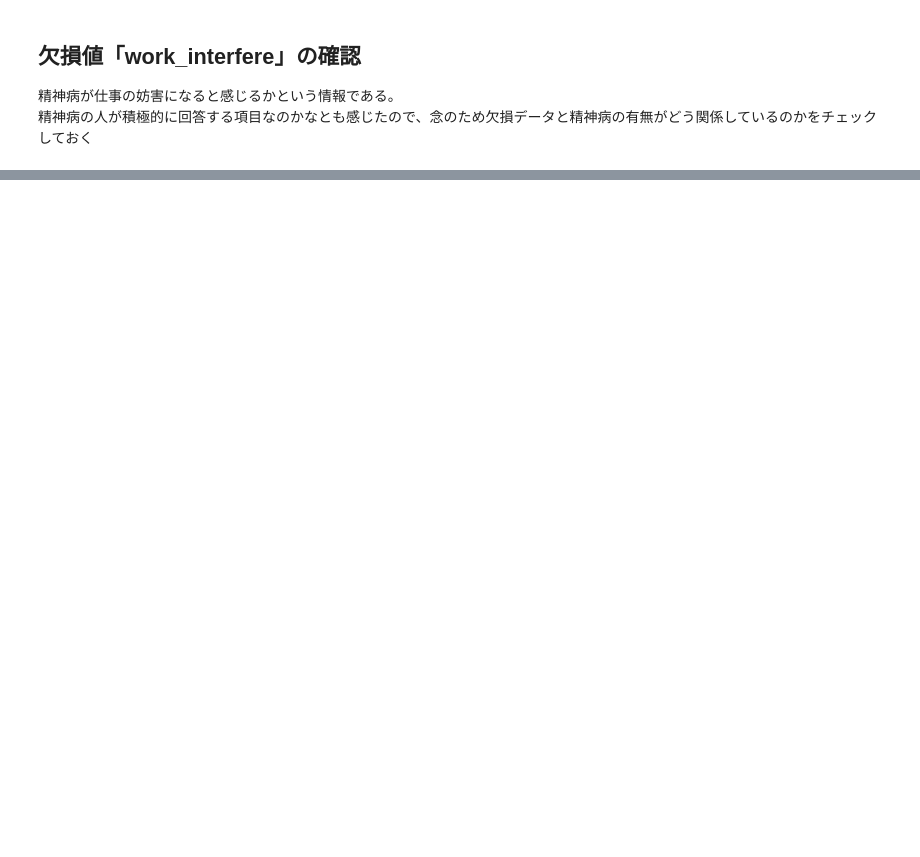
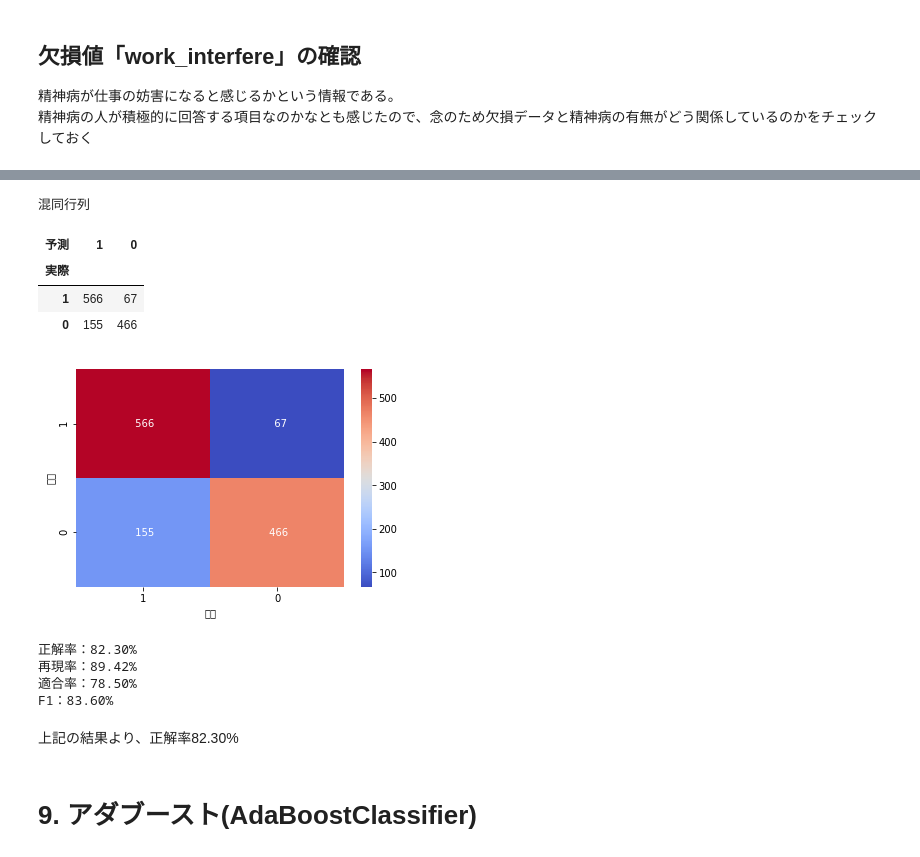
Before and after one commit to megadreams14/kaggle, a Jupyter notebook: mental-health-in-tech-survey/notebook.ipynb, the cells around one changed output, grey strips where cells are left out. Drawn from its saved outputs; the diff is of its cells as text; code cells hidden in the pictures; blank space fills up the shorter version.

```diff
--- a/mental-health-in-tech-survey/notebook.ipynb
+++ b/mental-health-in-tech-survey/notebook.ipynb
@@ -1272,0 +823,5 @@ work_interfere_no-data: -0.504441
+# %%
+# データを準備する
+y = df_data_c["treatment"].values
+X = df_data_c.iloc[:,1:].values
+X_columns = df_data_c.iloc[:,1:].columns
@@ -1272,0 +1008,43 @@ work_interfere_no-data: -0.504441
+# %%
+print("混同行列")
+df = pd.DataFrame({"実際":y_test,"予測":y_pred})
+df = df.groupby(["実際","予測"])[["予測"]].count()
+df.rename(columns={"予測":"num"},inplace=True)
+df.reset_index(inplace=True)
+df = df.pivot(index="実際",columns="予測",values="num")
+df.sort_index(ascending=False, inplace=True)
+df = df[[1,0]]
+
+#df = pd.DataFrame(confusion_matrix(y_true=y_test, y_pred=y_pred), index=[1,0], columns=[1,0])
+display(df)
+sns.heatmap(df, annot=True, cmap='coolwarm', fmt='4d')
+plt.show()
+
+### Accuracy(正解率)の算出方法
+accuracy = accuracy_score(y_test, y_pred)
+### Recall(再現率)の算出方法
+recall = recall_score(y_test, y_pred)
+### Precision(適合率)の算出方法
+precision = precision_score(y_test, y_pred)
+### F1(再現率と適合率の調和平均)の算出方法
+f1 = f1_score(y_test,y_pred)
+
+print('正解率：{0:.2f}%'.format(accuracy * 100))
+print('再現率：{0:.2f}%'.format(recall * 100))
+print('適合率：{0:.2f}%'.format(precision * 100))
+print('F1：{0:.2f}%'.format(f1 * 100))
+# %% [output]
+混同行列
+| 予測 | 1 | 0 |
+| 実際 |  |  |
+| 1 | 566 | 67 |
+| 0 | 155 | 466 |
+[figure, added]
+正解率：82.30%
+再現率：89.42%
+適合率：78.50%
+F1：83.60%
+# %% [markdown]
+上記の結果より、正解率82.30%
+# %% [markdown]
+# 9. アダブースト(AdaBoostClassifier)
```
Also changed, not shown: parts of 140 cells of this notebook.
